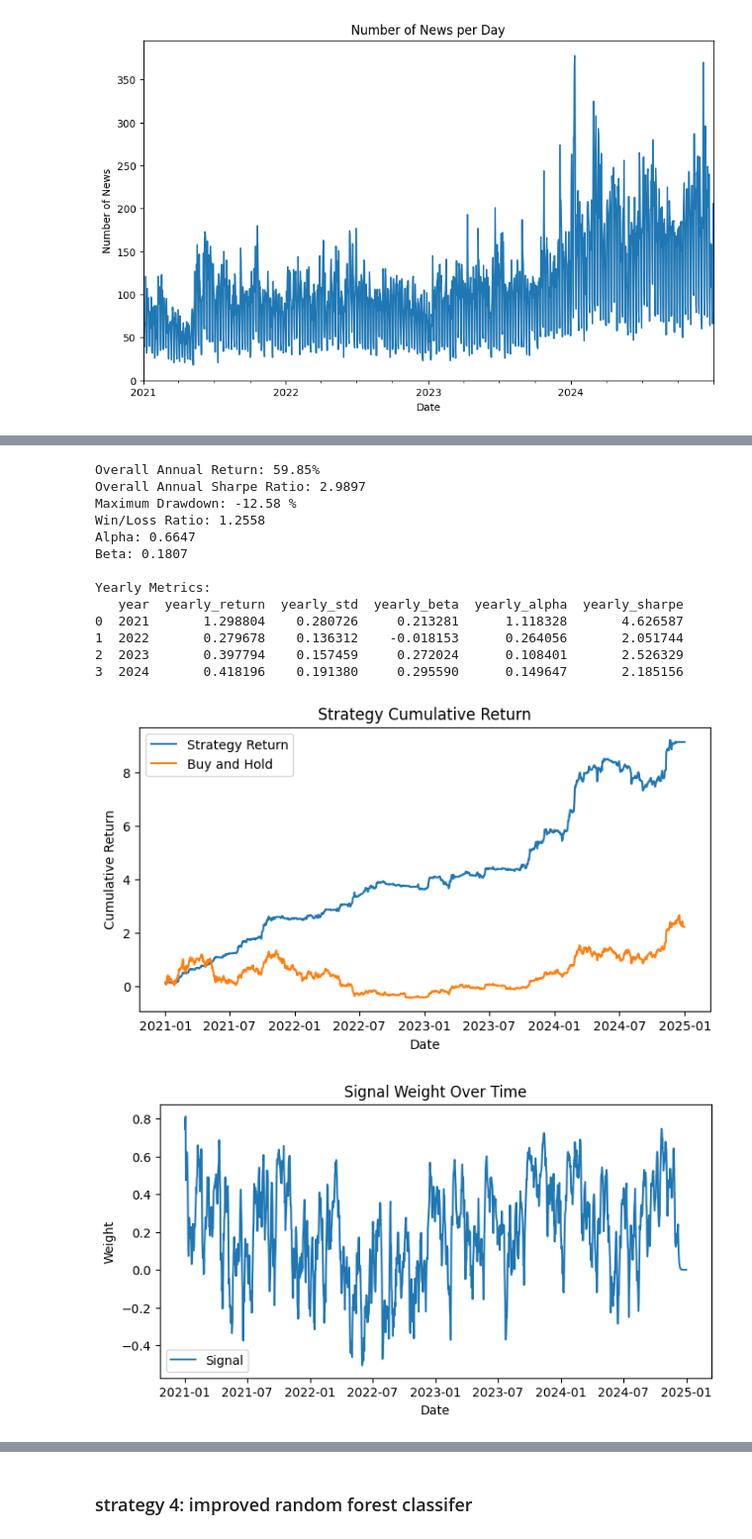
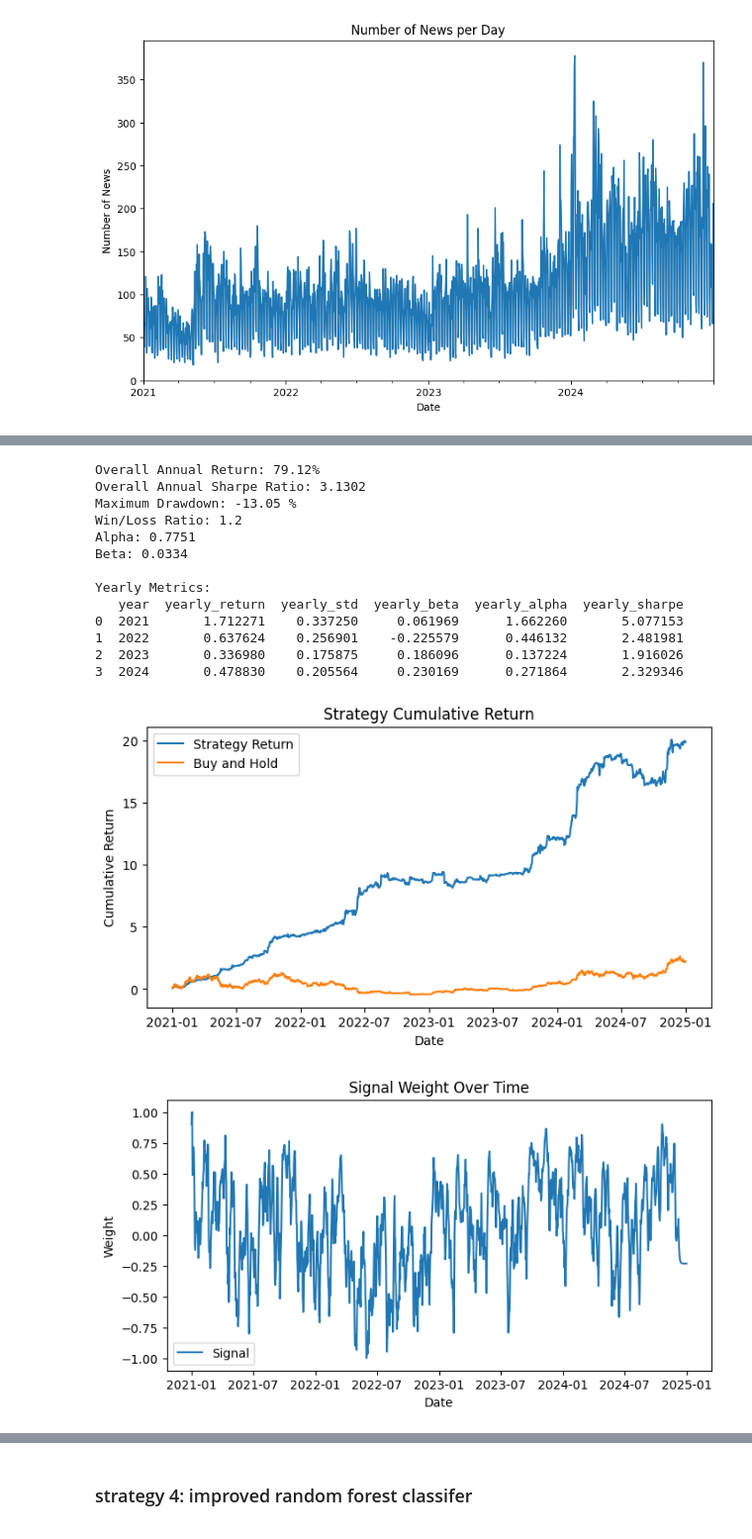
Before and after one commit to alvinku0/Bitcoin-Systematic-Strategies, a Jupyter notebook: crypto_news/strategies_backtesting/alpha_generation_daily_v1.ipynb, the cells around one changed output, grey strips where cells are left out. Shown at 99% size. Cells and saved outputs as stored; diff of their text form; code cells hidden in the pictures.

```diff
--- a/crypto_news/strategies_backtesting/alpha_generation_daily_v1.ipynb
+++ b/crypto_news/strategies_backtesting/alpha_generation_daily_v1.ipynb
@@ -348,25 +348,30 @@ Statistical Analysis:
 # %%
 # backtest tanalysis_absa as signal
 df['signal'] = df['tanalysis_absa']
 df['signal'] = df['signal'].fillna(0)
 df['signal'] = df['signal'].ewm(span=4).mean() # 4 days ewm gives the best result
+
+# feature transformation
+scaler = MinMaxScaler(feature_range=(-1, 1))
+df['signal'] = scaler.fit_transform(df['signal'].values.reshape(-1, 1))
+
 run_backtest(df)
 # %% [output]
-Overall Annual Return: 59.85%
-Overall Annual Sharpe Ratio: 2.9897
-Maximum Drawdown: -12.58 %
-Win/Loss Ratio: 1.2558
-Alpha: 0.6647
-Beta: 0.1807
+Overall Annual Return: 79.12%
+Overall Annual Sharpe Ratio: 3.1302
+Maximum Drawdown: -13.05 %
+Win/Loss Ratio: 1.2
+Alpha: 0.7751
+Beta: 0.0334
 
 Yearly Metrics:
    year  yearly_return  yearly_std  yearly_beta  yearly_alpha  yearly_sharpe
-0  2021       1.298804    0.280726     0.213281      1.118328       4.626587
-1  2022       0.279678    0.136312    -0.018153      0.264056       2.051744
-2  2023       0.397794    0.157459     0.272024      0.108401       2.526329
-3  2024       0.418196    0.191380     0.295590      0.149647       2.185156
+0  2021       1.712271    0.337250     0.061969      1.662260       5.077153
+1  2022       0.637624    0.256901    -0.225579      0.446132       2.481981
+2  2023       0.336980    0.175875     0.186096      0.137224       1.916026
+3  2024       0.478830    0.205564     0.230169      0.271864       2.329346
-[figure, old version]
+[figure, new version]
-[figure, old version]
+[figure, new version]
 # %%
 # backtest economy_absa as signal
 df['signal'] = df['economy_absa']
```
Also changed, not shown: parts of 25 cells of this notebook, 2 other files.
